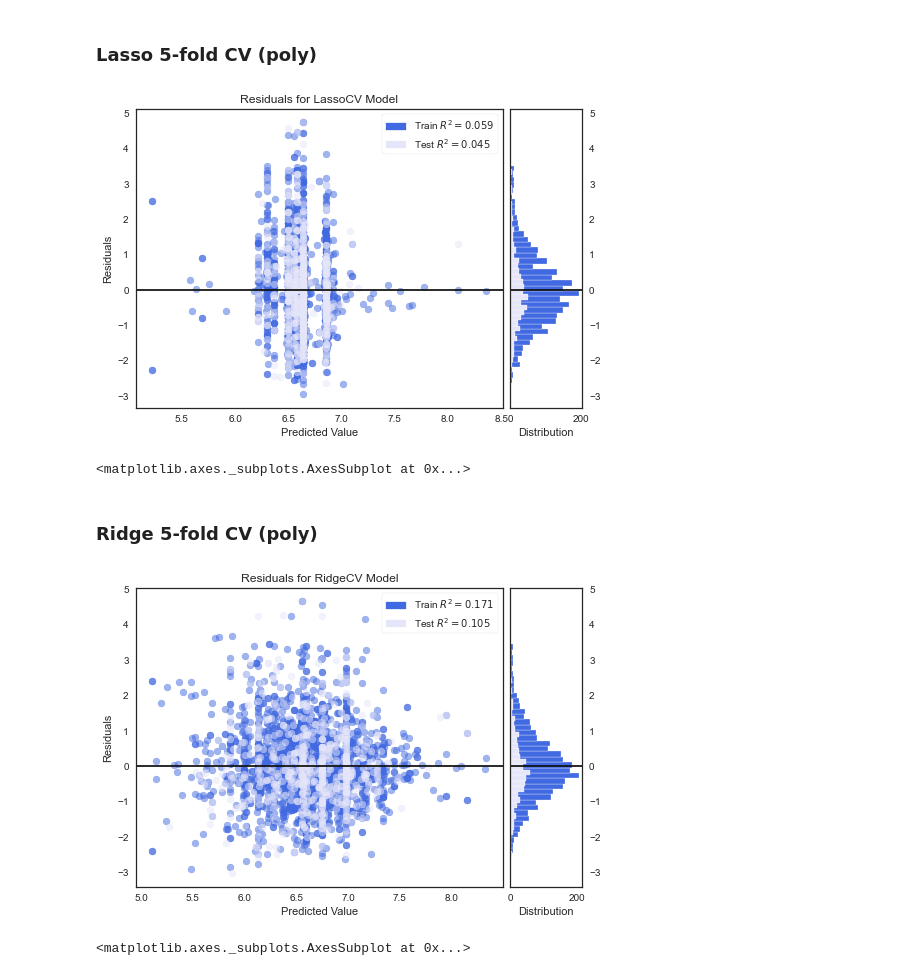
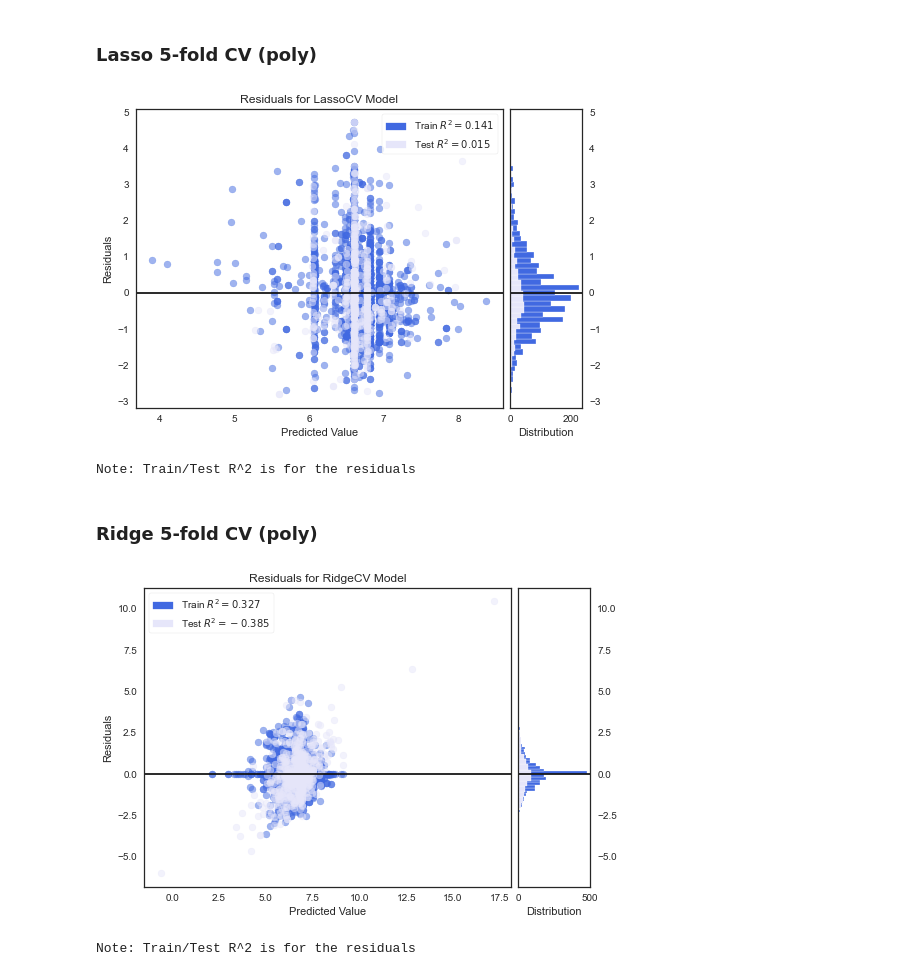
Before and after one commit to yi-ye-zhi-qiu/liamometer, a Jupyter notebook: StepIV Ridge Lasso CV.ipynb, the cells around one changed output. Saved outputs shown, nothing was run; the diff lists cells and outputs as text; code cells hidden in the pictures.

```diff
--- a/StepIV Ridge Lasso CV.ipynb
+++ b/StepIV Ridge Lasso CV.ipynb
@@ -278,16 +309,8 @@ plt.savefig('residual-LASSO-poly', dpi=300, bbox_inches='tight')
 # %%
-import matplotlib.pyplot as plt
-import seaborn as sns
-
-ridge_cv_5_fold = RidgeCV(cv=5)
-ridge_cv_5_fold.fit(X_train_, y_train_)
-train_set_pred_lasso = ridge_cv_5_fold.predict(X_train_)
-test_set_pred_lasso = ridge_cv_5_fold.predict(X_test_)
-
 plt.figure(figsize=(8, 6))
 sns.set_style(style='white')
 # plt.scatter(test_set_pred, y_test, alpha=.1,  scatter_kws={"color": "black"}, line_kws={"color": "red"})
-ax = sns.regplot(x=test_set_pred_lasso, y=y_test_, color="royalblue")
+ax = sns.regplot(x=ridge_test_pred_poly, y=y_test, color="royalblue")
 ax.set_title("Ridge CV Polynomial Model Residuals", fontsize=20, weight='bold', y=1.1)
 
 plt.xlabel('Predicted value', fontsize=14)
@@ -305,11 +328,11 @@ plt.savefig('residual-ridge-poly', dpi=300, bbox_inches='tight')
 # %% [markdown]
 ### Lasso 5-fold CV (poly)
 # %%
-lasso_cv_5_fold = LassoCV(cv=5)
-visualizer = ResidualsPlot(lasso_cv_5_fold, hist=False, qqplot=True,
+visualizer = ResidualsPlot(lasso, hist=False, qqplot=True,
                           train_color='royalblue', test_color='lavender',
                            train_alpha=0.5, test_alpha=0.5)
-visualizer.fit(X_train_, y_train_)  # Fit the training data to the visualizer
-visualizer.score(X_test_, y_test_)  # Score on our test data
+visualizer.fit(X_train_, y_train)  # Fit the training data to the visualizer
+visualizer.score(X_test_, y_test)  # Score on our test data
 visualizer.show()                         # Finalize and render the figure
+print("Note: Train/Test R^2 is for the residuals")
 # %% [output]
@@ -318,11 +341,11 @@ visualizer.show()                         # Finalize and render the figure
 # %% [markdown]
 ### Ridge 5-fold CV (poly)
 # %%
-ridge_cv_5_fold = RidgeCV(cv=5)
-visualizer = ResidualsPlot(ridge_cv_5_fold, hist=False, qqplot=True,
+visualizer = ResidualsPlot(ridge, hist=False, qqplot=True,
                           train_color='royalblue', test_color='lavender',
                            train_alpha=0.5, test_alpha=0.5)
-visualizer.fit(X_train_, y_train_)  # Fit the training data to the visualizer
-visualizer.score(X_test_, y_test_)  # Score on our test data
+visualizer.fit(X_train_, y_train)  # Fit the training data to the visualizer
+visualizer.score(X_test_, y_test)  # Score on our test data
 visualizer.show()                         # Finalize and render the figure
+print("Note: Train/Test R^2 is for the residuals")
 # %% [output]
@@ -337,24 +360,24 @@ visualizer.show()                         # Finalize and render the figure
 # %% [markdown]
 ### Lasso 5-fold CV (poly)
 # %%
-model = LassoCV(cv=5)
-visualizer = ResidualsPlot(model, train_color='royalblue', test_color='lavender',
+visualizer = ResidualsPlot(lasso, train_color='royalblue', test_color='lavender',
                            train_alpha=0.5, test_alpha=0.5)
-visualizer.fit(X_train_, y_train_)  # Fit the training data to the visualizer
-visualizer.score(X_test_, y_test_)  # Score on our test data
+visualizer.fit(X_train_, y_train)  # Fit the training data to the visualizer
+visualizer.score(X_test_, y_test)  # Score on our test data
 visualizer.show()                             # Finalize and render the figure
+print("Note: Train/Test R^2 is for the residuals")
 # %% [output]
-[figure, old version]
+[figure, new version]
-<matplotlib.axes._subplots.AxesSubplot at 0x...>
+Note: Train/Test R^2 is for the residuals
 # %% [markdown]
 ### Ridge 5-fold CV (poly)
 # %%
-model = RidgeCV(cv=5)
-visualizer = ResidualsPlot(model, train_color='royalblue', test_color='lavender',
+visualizer = ResidualsPlot(ridge, train_color='royalblue', test_color='lavender',
                            train_alpha=0.5, test_alpha=0.5)
-visualizer.fit(X_train_, y_train_)  # Fit the training data to the visualizer
-visualizer.score(X_test_, y_test_)  # Score on our test data
+visualizer.fit(X_train_, y_train)  # Fit the training data to the visualizer
+visualizer.score(X_test_, y_test)  # Score on our test data
 visualizer.show()                             # Finalize and render the figure
+print("Note: Train/Test R^2 is for the residuals")
 # %% [output]
-[figure, old version]
+[figure, new version]
-<matplotlib.axes._subplots.AxesSubplot at 0x...>
+Note: Train/Test R^2 is for the residuals
```
Also changed, not shown: parts of 20 cells of this notebook.
